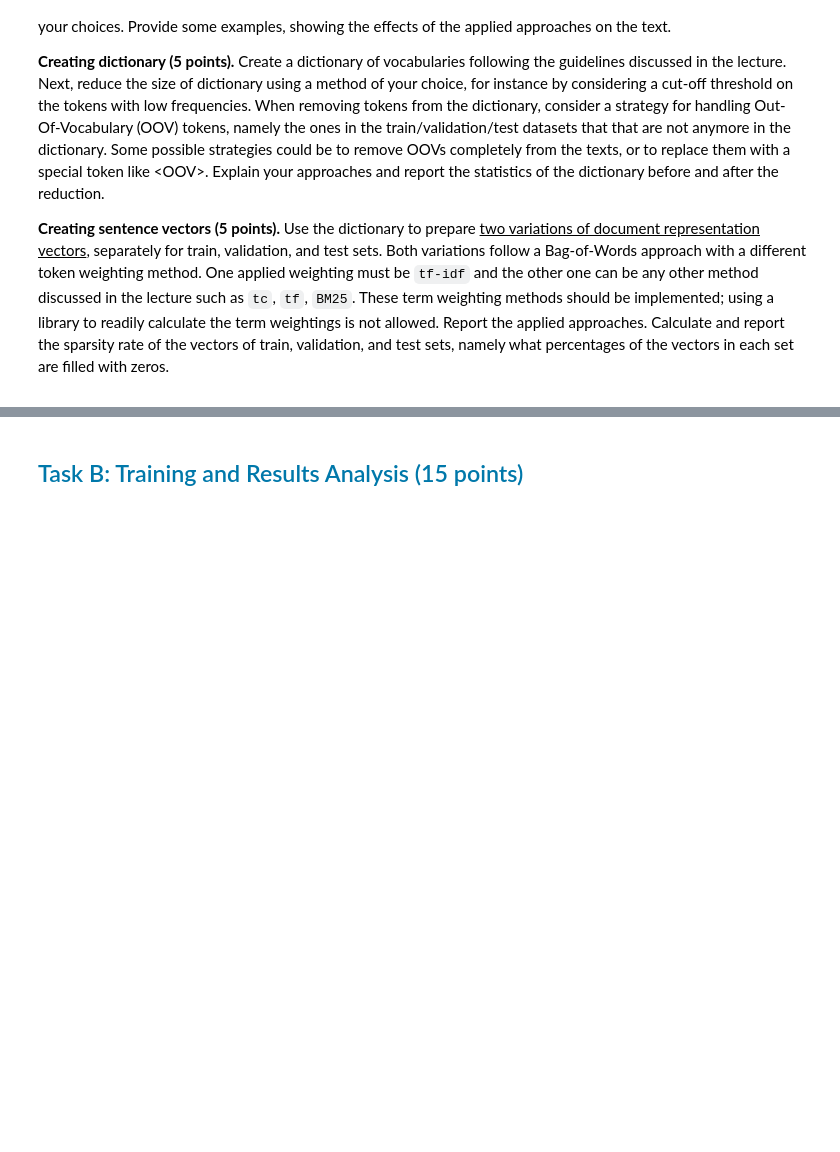
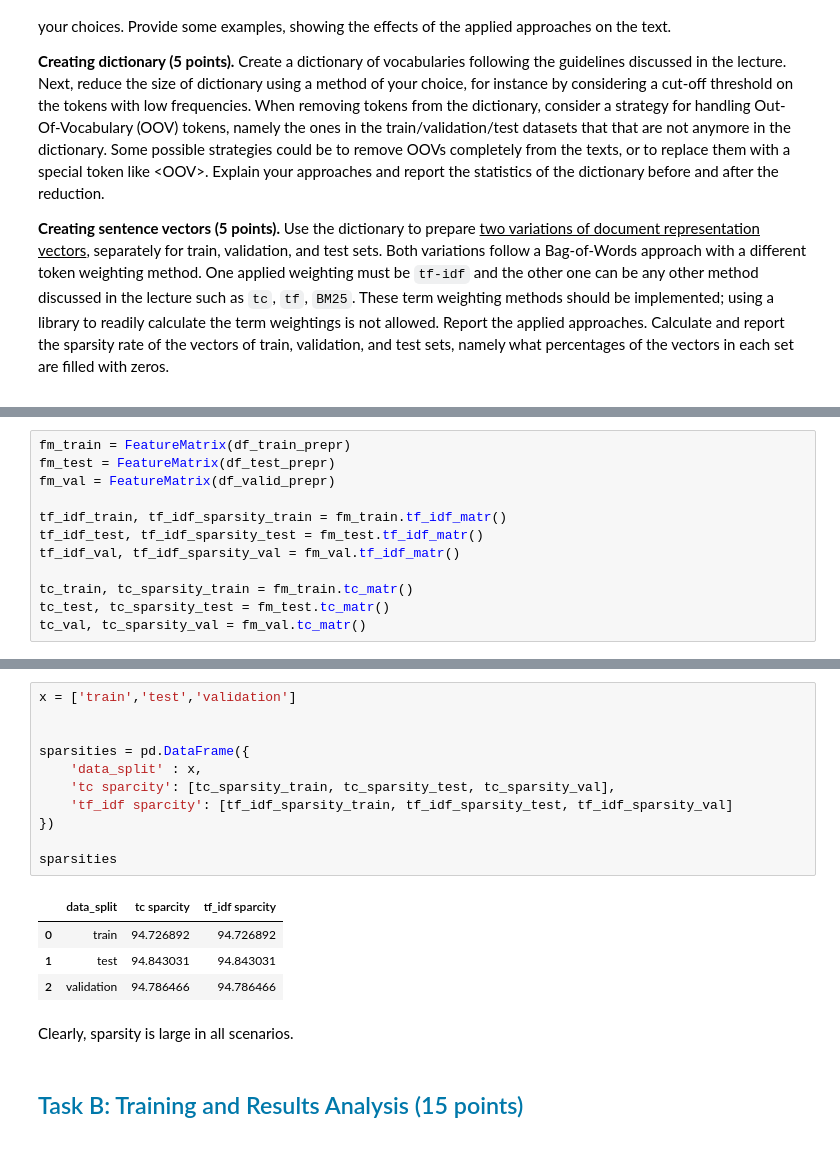
Before and after one commit to ozoin/NLP_Project, a Jupyter notebook: Assignment1.ipynb, the cells around one changed output, grey strips where cells are left out. Cells and saved outputs as stored; diff of their text form; blank space fills up the shorter version.

```diff
--- a/Assignment1.ipynb
+++ b/Assignment1.ipynb
@@ -161,0 +327,12 @@ df_valid_prepr = preprocessing(df_valid)
+# %%
+fm_train = FeatureMatrix(df_train_prepr)
+fm_test = FeatureMatrix(df_test_prepr)
+fm_val = FeatureMatrix(df_valid_prepr)
+
+tf_idf_train, tf_idf_sparsity_train = fm_train.tf_idf_matr()
+tf_idf_test, tf_idf_sparsity_test = fm_test.tf_idf_matr()
+tf_idf_val, tf_idf_sparsity_val = fm_val.tf_idf_matr()
+
+tc_train, tc_sparsity_train = fm_train.tc_matr()
+tc_test, tc_sparsity_test = fm_test.tc_matr()
+tc_val, tc_sparsity_val = fm_val.tc_matr()
@@ -162,3 +355,21 @@ df_valid_prepr = preprocessing(df_valid)
+# %%
+x = ['train','test','validation']
+
+
+sparsities = pd.DataFrame({
+    'data_split' : x,
+    'tc sparcity': [tc_sparsity_train, tc_sparsity_test, tc_sparsity_val],
+    'tf_idf sparcity': [tf_idf_sparsity_train, tf_idf_sparsity_test, tf_idf_sparsity_val]
+})
+
+sparsities
+# %% [output]
+|  | data_split | tc sparcity | tf_idf sparcity |
+| 0 | train | 94.726892 | 94.726892 |
+| 1 | test | 94.843031 | 94.843031 |
+| 2 | validation | 94.786466 | 94.786466 |
+# %% [markdown]
+Clearly, sparsity is large in all scenarios.
 # %% [markdown]
 <a name="section-training"></a><h2 style="color:rgb(0,120,170)">Task B: Training and Results Analysis (15 points)</h2>
 # %% [markdown]
```
Also changed, not shown: parts of 13 cells of this notebook.
